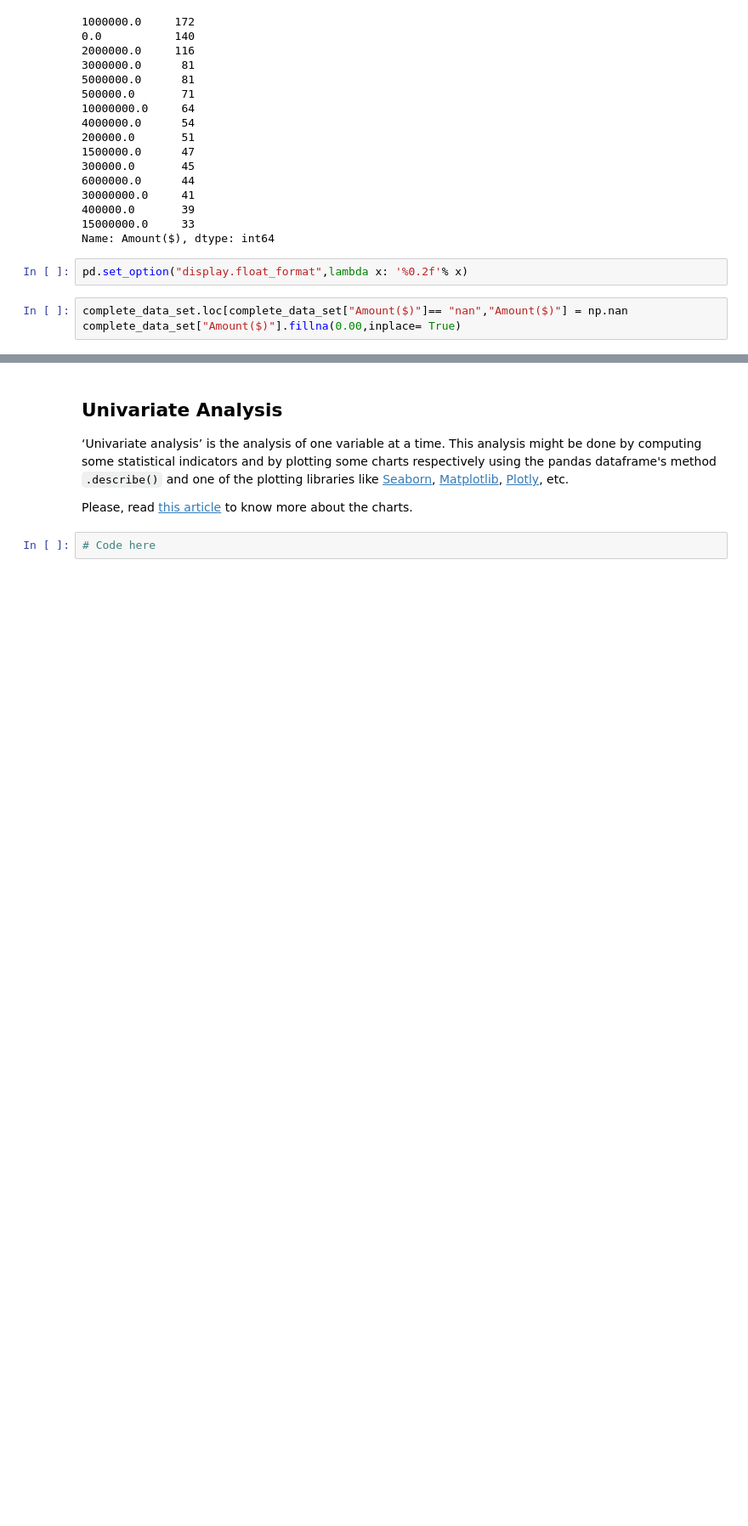
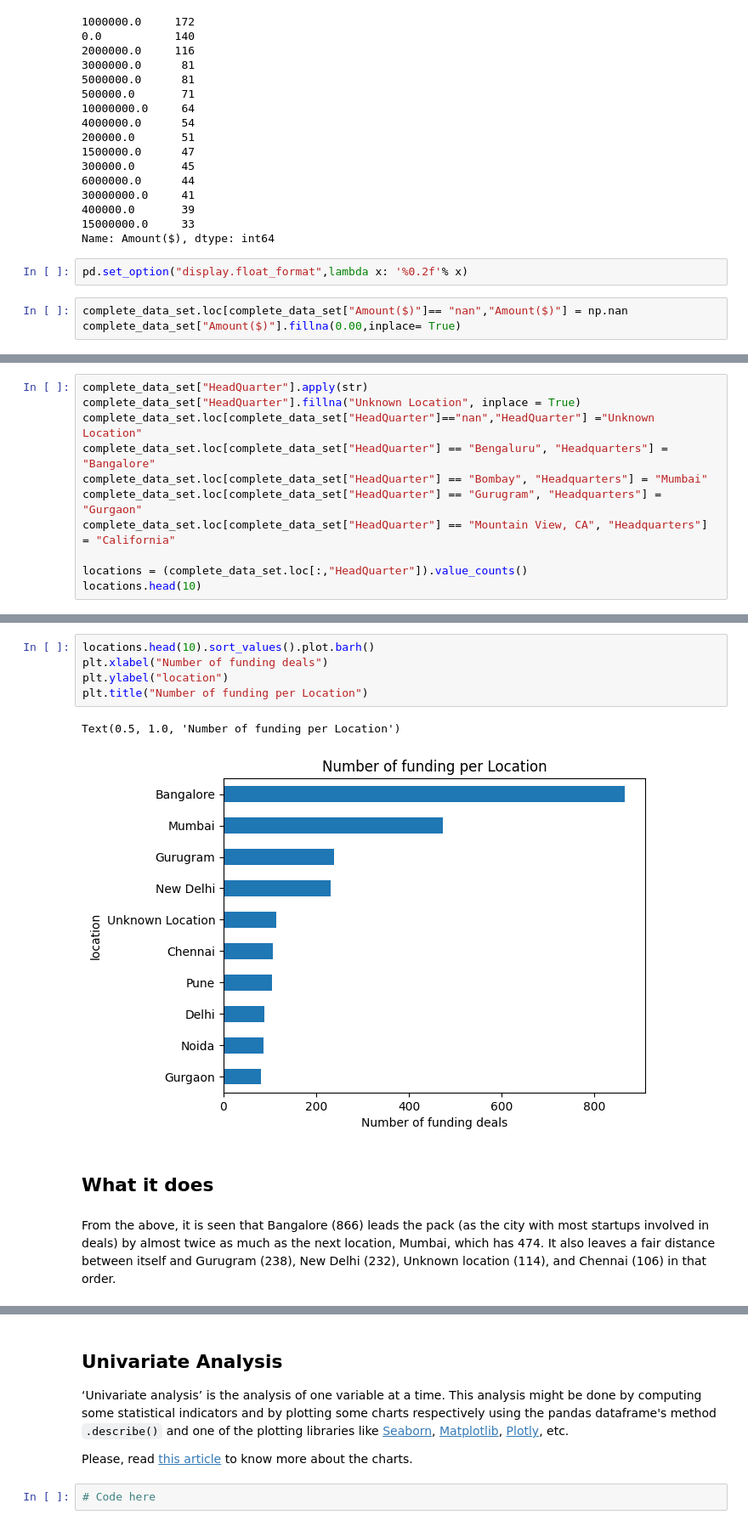
Before and after one commit to kbay9/Indian-startup-funding-analyses-with-python, a Jupyter notebook: DataAnalysis_Step_By_Step_Guide.ipynb, the cells around one changed output, grey strips where cells are left out. Shown at 85% size. Saved outputs shown, nothing was run; the diff lists cells and outputs as text; blank space fills up the shorter version.

```diff
--- a/DataAnalysis_Step_By_Step_Guide.ipynb
+++ b/DataAnalysis_Step_By_Step_Guide.ipynb
@@ -1818,0 +1993,11 @@ complete_data_set["Amount($)"].fillna(0.00,inplace= True)
+# %%
+complete_data_set["HeadQuarter"].apply(str)
+complete_data_set["HeadQuarter"].fillna("Unknown Location", inplace = True)
+complete_data_set.loc[complete_data_set["HeadQuarter"]=="nan","HeadQuarter"] ="Unknown Location"
+complete_data_set.loc[complete_data_set["HeadQuarter"] == "Bengaluru", "Headquarters"] = "Bangalore"
+complete_data_set.loc[complete_data_set["HeadQuarter"] == "Bombay", "Headquarters"] = "Mumbai"
+complete_data_set.loc[complete_data_set["HeadQuarter"] == "Gurugram", "Headquarters"] = "Gurgaon"
+complete_data_set.loc[complete_data_set["HeadQuarter"] == "Mountain View, CA", "Headquarters"] = "California"
+
+locations = (complete_data_set.loc[:,"HeadQuarter"]).value_counts()
+locations.head(10)
@@ -1818,0 +2016,12 @@ complete_data_set["Amount($)"].fillna(0.00,inplace= True)
+# %%
+locations.head(10).sort_values().plot.barh()
+plt.xlabel("Number of funding deals")
+plt.ylabel("location")
+plt.title("Number of funding per Location")
+# %% [output]
+Text(0.5, 1.0, 'Number of funding per Location')
+[figure, added]
+# %% [markdown]
+## What it does
+# %% [markdown]
+From the above, it is seen that Bangalore (866) leads the pack (as the city with most startups involved in deals) by almost twice as much as the next location, Mumbai, which has 474. It also leaves a fair distance between itself and Gurugram (238), New Delhi (232), Unknown location (114), and Chennai (106) in that order.
```
Also changed, not shown: parts of 49 cells of this notebook.
